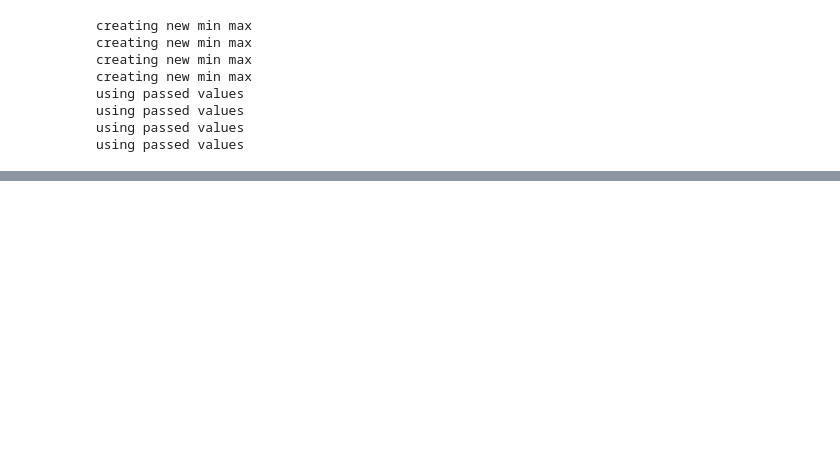
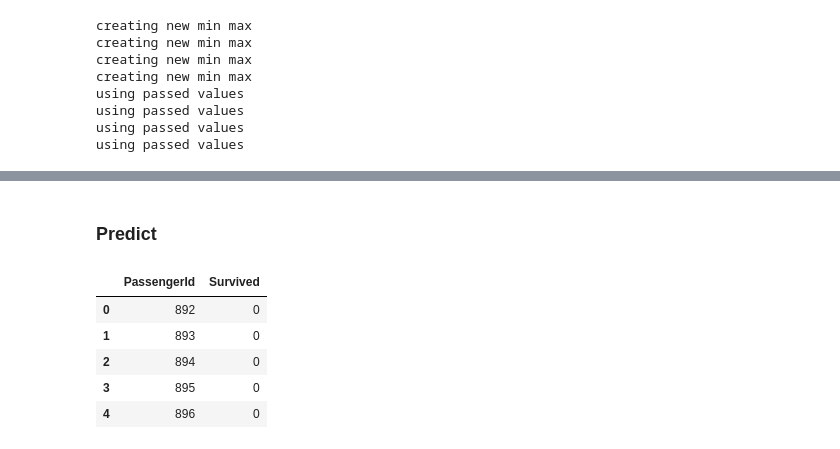
Before and after one commit to Subrahmanyajoshi/Kaggle-submissions, a Jupyter notebook: Titanic - Machine Learning from Disaster/simple_dnn/titanic_simple_dnn.ipynb, the cells around one changed output, grey strips where cells are left out. Saved outputs shown, nothing was run; the diff lists cells and outputs as text; code cells hidden in the pictures; blank space fills up the shorter version.

```diff
--- a/Titanic - Machine Learning from Disaster/simple_dnn/titanic_simple_dnn.ipynb
+++ b/Titanic - Machine Learning from Disaster/simple_dnn/titanic_simple_dnn.ipynb
@@ -186,11 +197,28 @@ plt.show()
+# %% [markdown]
+### Predict
 # %%
-test_df
+result_dict = {'PassengerId': [], 'Survived': []}
 
 for _, row in test_df.iterrows():
     input_ = []
     for column in input_columns:
         input_.append(row[column])
     input_ = np.array(input_)
-    input_ = input_.reshape()
-    print(input_.shape)
-    print(model.predict(input_))
+    # input_ = input_.reshape(input_.size, 1)
+    prediction = model.predict(np.array([input_]))
+    survived = 0
+    if prediction > 0.5:
+        survived = 1
+    result_dict['PassengerId'].append(row['PassengerId'])
+    result_dict['Survived'].append(survived)
+# %%
+result_df = pd.DataFrame(result_dict)
+# %%
+result_df.head()
+# %% [output]
+|  | PassengerId | Survived |
+| 0 | 892 | 0 |
+| 1 | 893 | 0 |
+| 2 | 894 | 0 |
+| 3 | 895 | 0 |
+| 4 | 896 | 0 |
```
Also changed, not shown: parts of 20 cells of this notebook.
